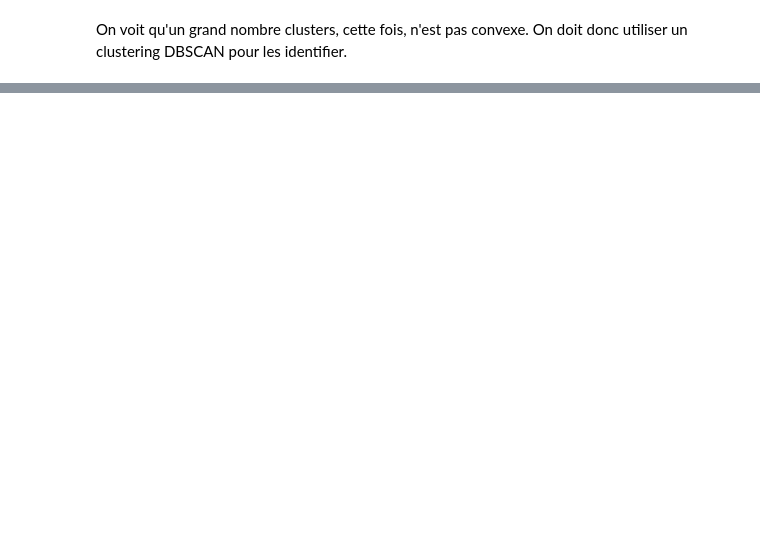
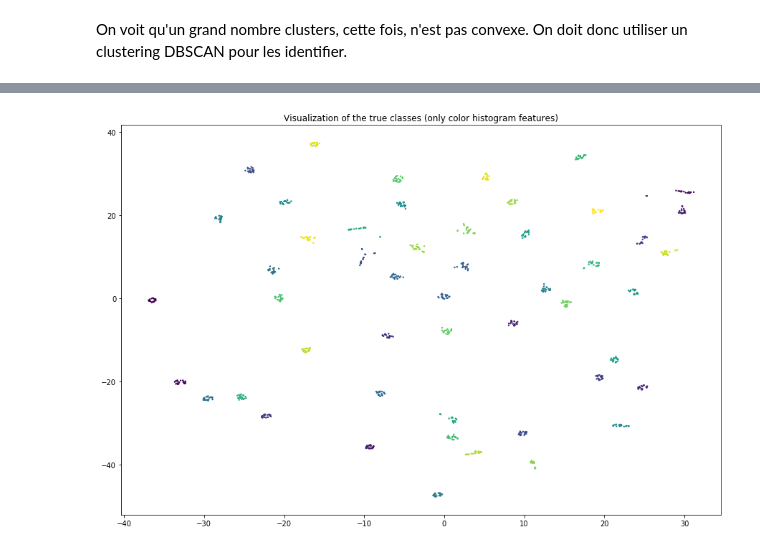
Before and after one commit to FirasAzzouz/Projet-S8, a Jupyter notebook: Descripteurs_de_couleurs.ipynb, the cells around one changed output, grey strips where cells are left out. Drawn from its saved outputs; the diff is of its cells as text; code cells hidden in the pictures; blank space fills up the shorter version.

```diff
--- a/Descripteurs_de_couleurs.ipynb
+++ b/Descripteurs_de_couleurs.ipynb
@@ -193,0 +194,80 @@ On voit qu'un grand nombre clusters, cette fois, n'est pas convexe. On doit donc
+# %%
+import numpy as np
+import matplotlib.pyplot as plt
+from sklearn.preprocessing import StandardScaler
+from sklearn.manifold import TSNE
+
+from Image_reading import *
+from Color_descriptors import *
+
+if __name__ == '__main__':
+#   Parameters defintion:
+    n1=0 # First image (included)
+    n2=50 # Last image (excluded)
+    n_img=20 # number of images per object
+    color_space='hsv'
+    bins=[4,4,4]
+
+#     Classes_true is a vector containing the true classes
+    classes_true=[]
+    for i in range(0,n2-n1):
+        classes_true=classes_true+[i]*n_img
+    classes_true=np.array(classes_true)
+
+#   Here, We use only the color histogram features
+    X_all=[]
+    for i in range(n_img*(n2-n1)):
+        X_all.append([])
+    for i in range(n2-n1):
+        for j in range(n_img):
+            X=read_image_3(i+n1,j)
+            # ********************Color_histogram_features***********************
+            hist= color_histogram(X,color_space,bins)
+            # hist=histogram_filter(hist)
+            # hist=histogram_normalization(hist)
+            X_all[n_img*i+j]=X_all[n_img*i+j]+[hist]
+            X_all[n_img*i+j]=np.concatenate(X_all[n_img*i+j])
+
+    X_all=np.array(X_all).astype(float)
+    print("Number of images= "+ str(X_all.shape[0]))
+    print("Number of features= "+ str(X_all.shape[1]))
+    print("\n")
+
+    # *********************Visualization 1**********************
+
+    X_norm = StandardScaler().fit_transform(X_all)
+    X_embedded = TSNE(n_components=2).fit_transform(X_norm)
+
+    plt.figure(figsize=(15,10))
+    plt.scatter(X_embedded[:,0],X_embedded[:,1],c=classes_true,s=2)
+    plt.title("Visualization of the true classes (only color histogram features)")
+    plt.show()
+
+#   Here, We use only the color moments features
+    X_all=[]
+    for i in range(n_img*(n2-n1)):
+        X_all.append([])
+    for i in range(n2-n1):
+        for j in range(n_img):
+            X=read_image_3(i+n1,j)
+            # ********************Color_moments_features***********************
+            moments_ftr=moments_calcul(X,color_space)
+            X_all[n_img*i+j]=X_all[n_img*i+j]+[moments_ftr]
+            X_all[n_img*i+j]=np.concatenate(X_all[n_img*i+j])
+
+    X_all=np.array(X_all).astype(float)
+    print("Number of images= "+ str(X_all.shape[0]))
+    print("Number of features= "+ str(X_all.shape[1]))
+    print("\n")
+
+
+    # *********************Visualization 2**********************
+
+    X_norm = StandardScaler().fit_transform(X_all)
+    X_embedded = TSNE(n_components=2).fit_transform(X_norm)
+
+    plt.figure(figsize=(15,10))
+    plt.scatter(X_embedded[:,0],X_embedded[:,1],c=classes_true,s=2)
+    plt.title("Visualisation of the true classes (only color moments features)")
+    plt.show()
+# %% [output]
@@ -193,0 +276 @@ On voit qu'un grand nombre clusters, cette fois, n'est pas convexe. On doit donc
+[figure, added]
```
Also changed, not shown: parts of 7 cells of this notebook.
